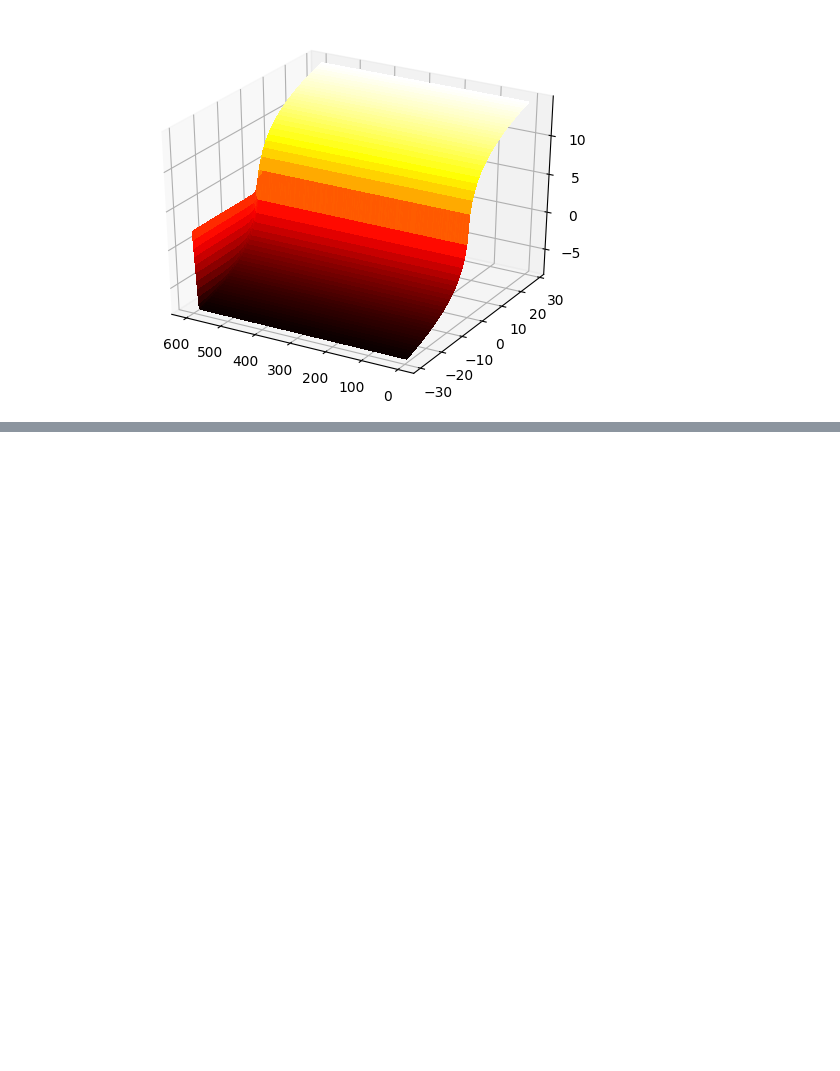
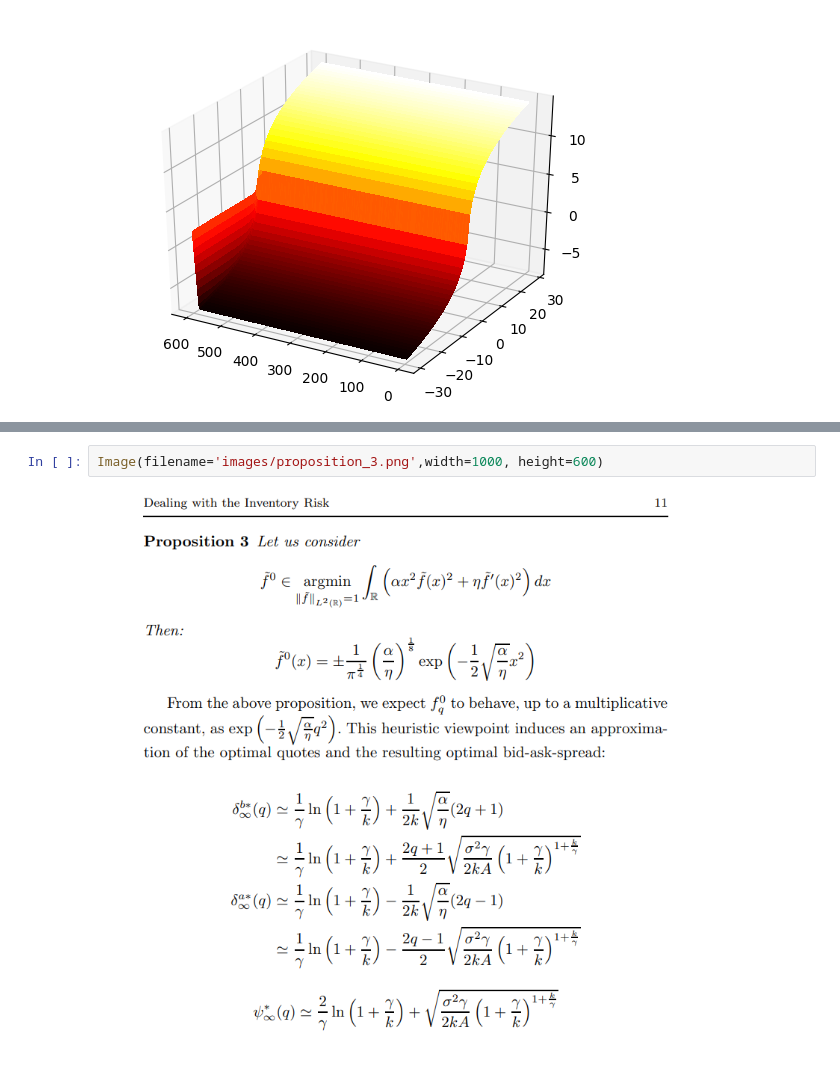
Before and after one commit to sandstorm111/solution_to_the_inventory_risk, a Jupyter notebook: reference.ipynb, the cells around one changed output, grey strips where cells are left out. Drawn from its saved outputs; the diff is of its cells as text; blank space fills up the shorter version.

```diff
--- a/reference.ipynb
+++ b/reference.ipynb
@@ -493,0 +681,4 @@ which is more aligned with the standard solution, though these are some points:
+# %%
+Image(filename='images/proposition_3.png',width=1000, height=600)
+# %% [output]
+[figure, added]
```
Also changed, not shown: parts of 27 cells of this notebook, 3 other files.
